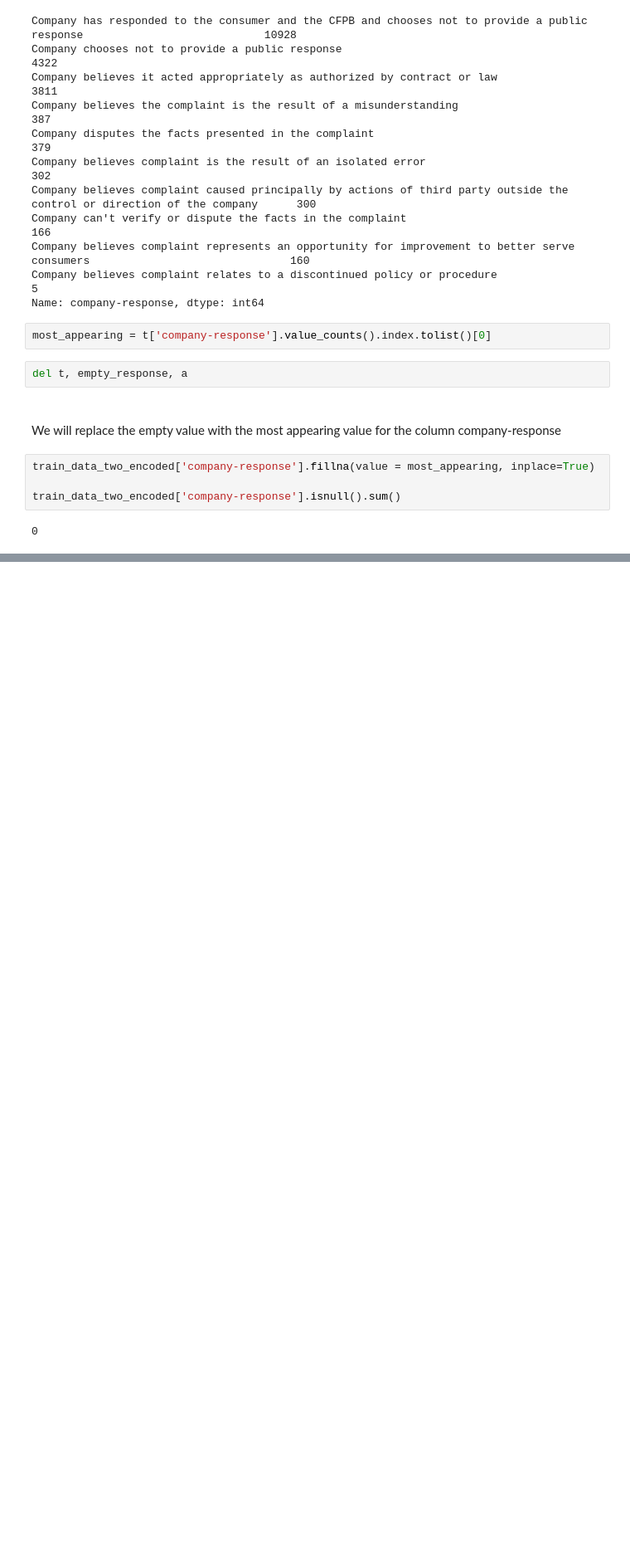
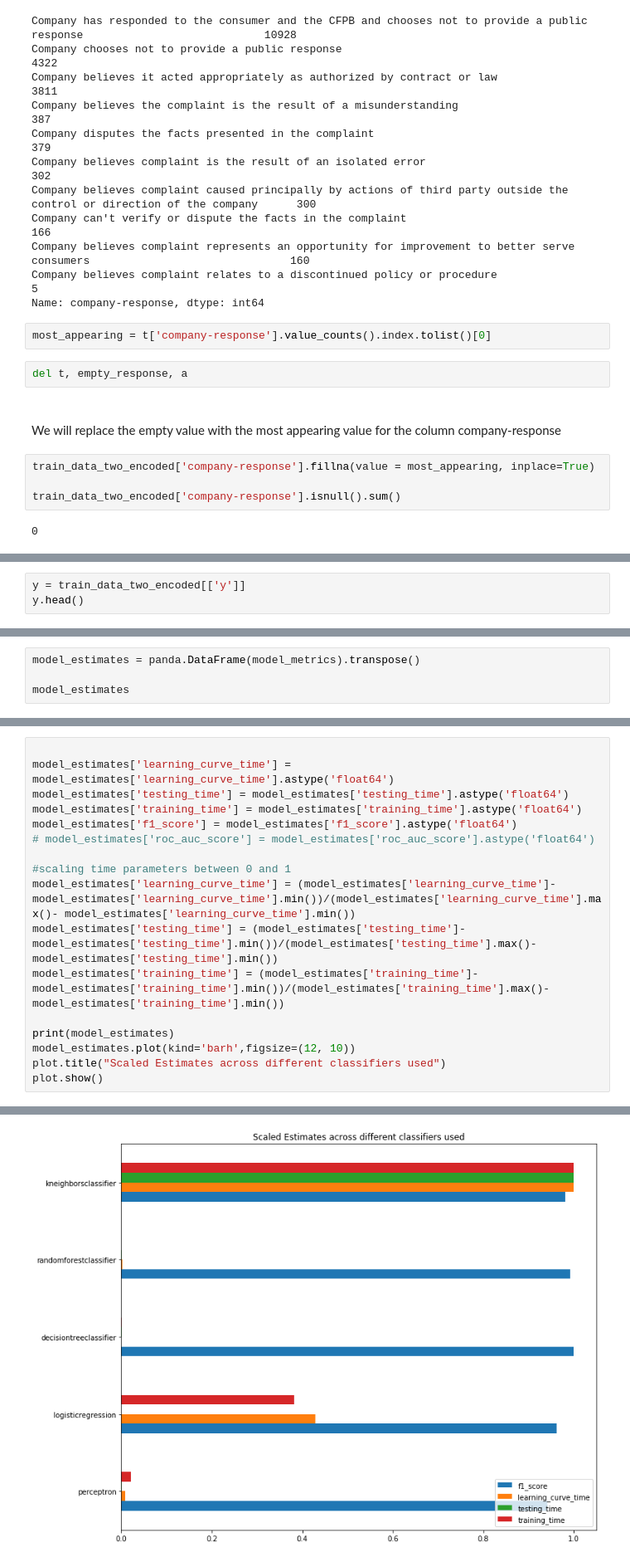
Before and after one commit to in-tandem/real_world_use_cases_1, a Jupyter notebook: supervised/classification/hacker_earth/society_generale/complaint_tracker/complaint_tracker_first_go.ipynb, the cells around one changed output, grey strips where cells are left out. Shown at 83% size. Drawn from its saved outputs; the diff is of its cells as text; blank space fills up the shorter version.

```diff
--- a/supervised/classification/hacker_earth/society_generale/complaint_tracker/complaint_tracker_first_go.ipynb
+++ b/supervised/classification/hacker_earth/society_generale/complaint_tracker/complaint_tracker_first_go.ipynb
@@ -528,0 +664,3 @@ train_data_two_encoded['company-response'].isnull().sum()
+# %%
+y = train_data_two_encoded[['y']]
+y.head()
@@ -528,0 +966,4 @@ train_data_two_encoded['company-response'].isnull().sum()
+# %%
+model_estimates = panda.DataFrame(model_metrics).transpose()
+
+model_estimates
@@ -528,0 +1012,18 @@ train_data_two_encoded['company-response'].isnull().sum()
+# %%
+
+model_estimates['learning_curve_time'] = model_estimates['learning_curve_time'].astype('float64')
+model_estimates['testing_time'] = model_estimates['testing_time'].astype('float64')
+model_estimates['training_time'] = model_estimates['training_time'].astype('float64')
+model_estimates['f1_score'] = model_estimates['f1_score'].astype('float64')
+# model_estimates['roc_auc_score'] = model_estimates['roc_auc_score'].astype('float64')
+
+#scaling time parameters between 0 and 1
+model_estimates['learning_curve_time'] = (model_estimates['learning_curve_time']- model_estimates['learning_curve_time'].min())/(model_estimates['learning_curve_time'].max()- model_estimates['learning_curve_time'].min())
+model_estimates['testing_time'] = (model_estimates['testing_time']- model_estimates['testing_time'].min())/(model_estimates['testing_time'].max()- model_estimates['testing_time'].min())
+model_estimates['training_time'] = (model_estimates['training_time']- model_estimates['training_time'].min())/(model_estimates['training_time'].max()- model_estimates['training_time'].min())
+
+print(model_estimates)
+model_estimates.plot(kind='barh',figsize=(12, 10))
+plot.title("Scaled Estimates across different classifiers used")
+plot.show()
+# %% [output]
@@ -528,0 +1050 @@ train_data_two_encoded['company-response'].isnull().sum()
+[figure, added]
```
Also changed, not shown: parts of 70 cells of this notebook, 2 other files.
